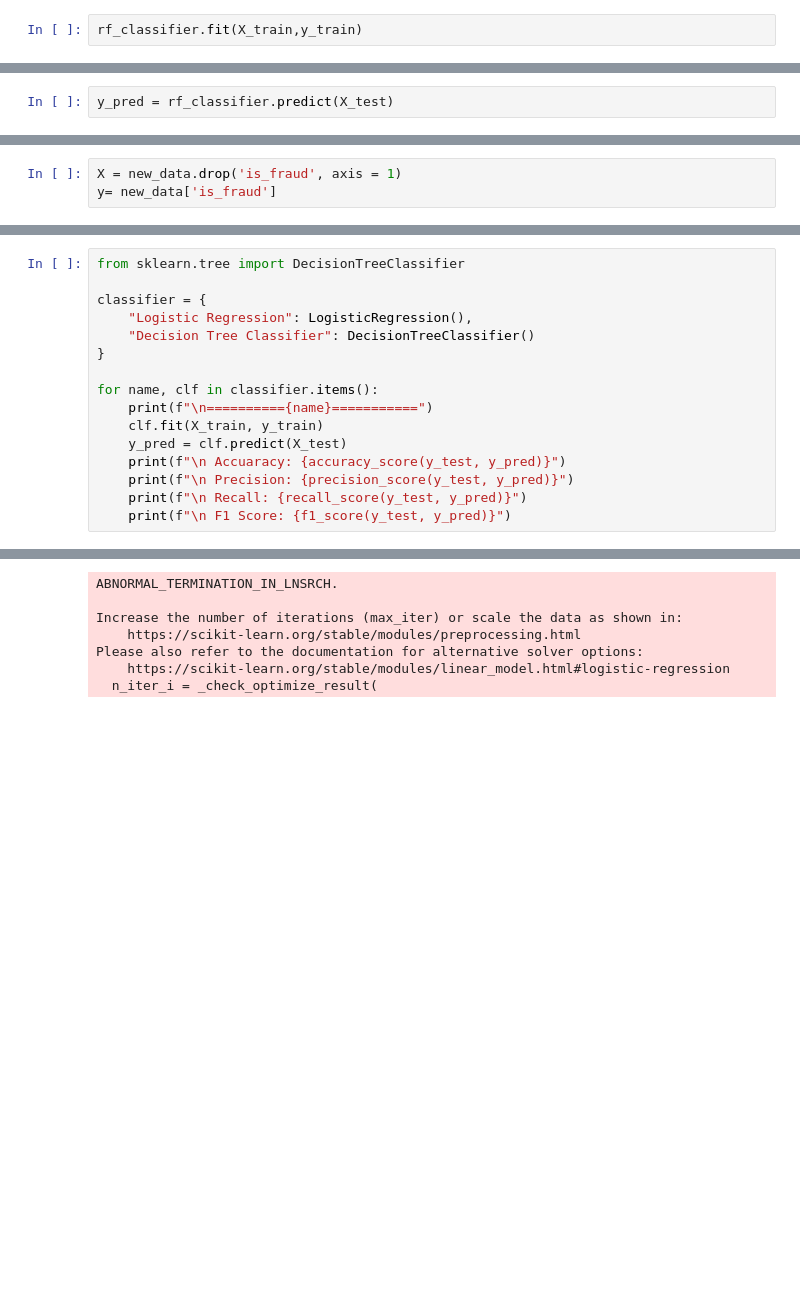
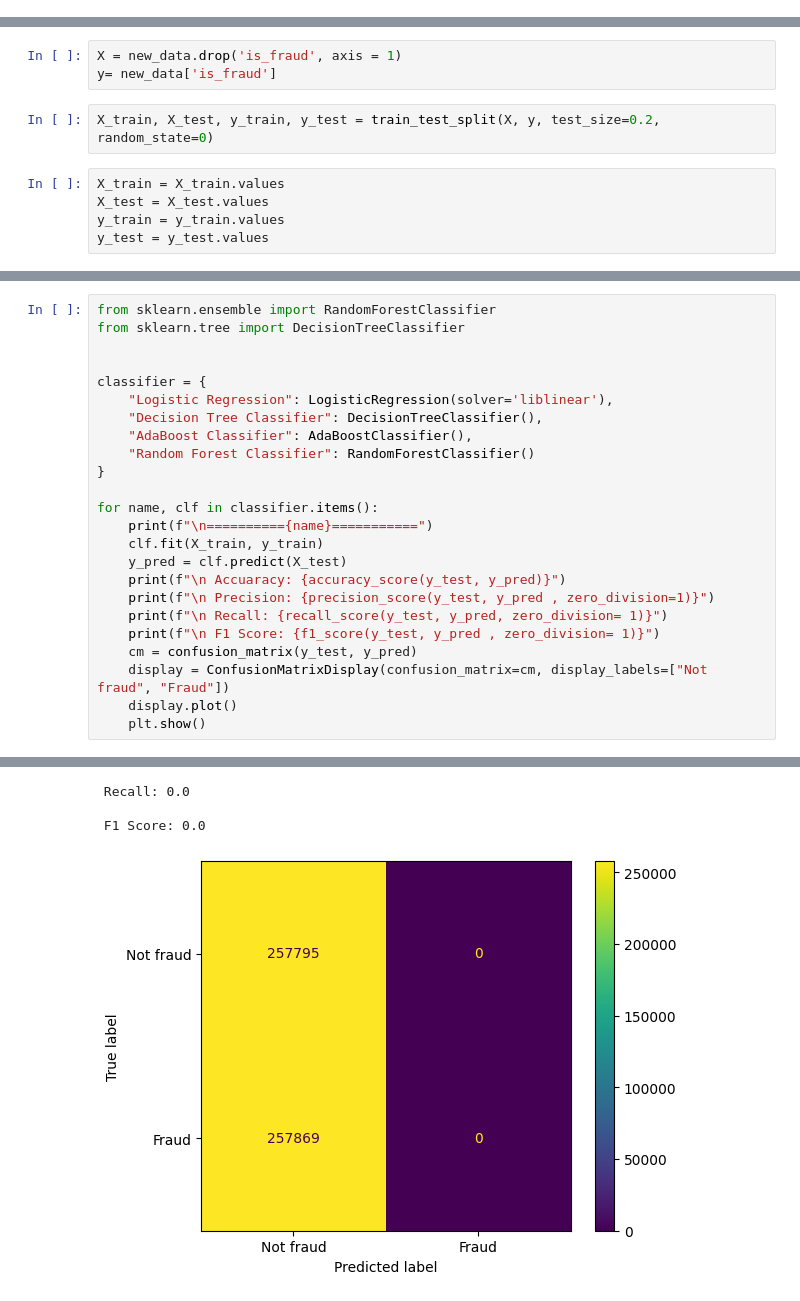
Before and after one commit to First-Last-Dance/Credit_Card_Transactions_Fraud_Detection, a Jupyter notebook: main.ipynb, the cells around one changed output, grey strips where cells are left out. Drawn from its saved outputs; the diff is of its cells as text; blank space fills up the shorter version.

```diff
--- a/main.ipynb
+++ b/main.ipynb
@@ -380,2 +303,0 @@ rf_classifier = RandomForestClassifier(n_estimators=100, random_state=42)
-# %%
-rf_classifier.fit(X_train,y_train)
@@ -384,2 +303,0 @@ KeyboardInterrupt:
-# %%
-y_pred = rf_classifier.predict(X_test)
@@ -690,3 +474,10 @@ Name: is_fraud, dtype: int64
 # %%
 X = new_data.drop('is_fraud', axis = 1)
 y= new_data['is_fraud']
+# %%
+X_train, X_test, y_train, y_test = train_test_split(X, y, test_size=0.2, random_state=0)
+# %%
+X_train = X_train.values
+X_test = X_test.values
+y_train = y_train.values
+y_test = y_test.values
@@ -693,9 +500,13 @@ y= new_data['is_fraud']
 # %%
+from sklearn.ensemble import RandomForestClassifier
 from sklearn.tree import DecisionTreeClassifier
 
+
 classifier = {
-    "Logistic Regression": LogisticRegression(),
-    "Decision Tree Classifier": DecisionTreeClassifier()
+    "Logistic Regression": LogisticRegression(solver='liblinear'),
+    "Decision Tree Classifier": DecisionTreeClassifier(),
+    "AdaBoost Classifier": AdaBoostClassifier(),
+    "Random Forest Classifier": RandomForestClassifier()
 }
 
 for name, clf in classifier.items():
@@ -703,8 +514,12 @@ for name, clf in classifier.items():
     clf.fit(X_train, y_train)
     y_pred = clf.predict(X_test)
     print(f"\n Accuaracy: {accuracy_score(y_test, y_pred)}")
-    print(f"\n Precision: {precision_score(y_test, y_pred)}")
-    print(f"\n Recall: {recall_score(y_test, y_pred)}")
-    print(f"\n F1 Score: {f1_score(y_test, y_pred)}")
+    print(f"\n Precision: {precision_score(y_test, y_pred , zero_division=1)}")
+    print(f"\n Recall: {recall_score(y_test, y_pred, zero_division= 1)}")
+    print(f"\n F1 Score: {f1_score(y_test, y_pred , zero_division= 1)}")
+    cm = confusion_matrix(y_test, y_pred)
+    display = ConfusionMatrixDisplay(confusion_matrix=cm, display_labels=["Not fraud", "Fraud"])
+    display.plot()
+    plt.show()
 # %% [output]
 ==========Logistic Regression===========
@@ -711,7 +530,4 @@ for name, clf in classifier.items():
-ABNORMAL_TERMINATION_IN_LNSRCH.
+ Recall: 0.0
 
-Increase the number of iterations (max_iter) or scale the data as shown in:
-    https://scikit-learn.org/stable/modules/preprocessing.html
-Please also refer to the documentation for alternative solver options:
-    https://scikit-learn.org/stable/modules/linear_model.html#logistic-regression
-  n_iter_i = _check_optimize_result(
+ F1 Score: 0.0
+[figure, added]
```
Also changed, not shown: parts of 31 cells of this notebook.
